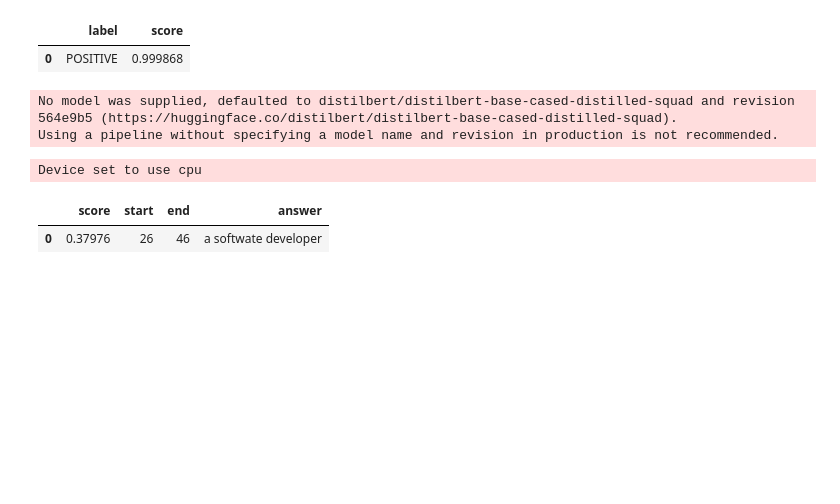
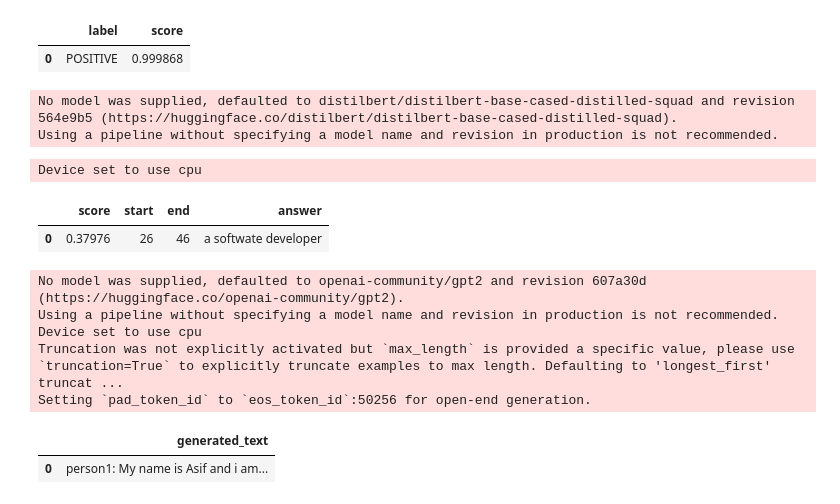
Before and after one commit to Muhammad-Asif10710/Gen-AI, a Jupyter notebook: Untitled5.ipynb, the cells around one changed output. Drawn from its saved outputs; the diff is of its cells as text; code cells hidden in the pictures; blank space fills up the shorter version.

```diff
--- a/Untitled5.ipynb
+++ b/Untitled5.ipynb
@@ -50,3 +50,17 @@ Using a pipeline without specifying a model name and revision in production is n
 Device set to use cpu
 |  | score | start | end | answer |
 | 0 | 0.37976 | 26 | 46 | a softwate developer |
+# %%
+generate = pipeline("text-generation")
+response = "No he is a security guard"
+prompt = "person1: "+ text.replace("\n", "")+ "person 2: " + response
+output = generate(prompt, max_length=100)
+pd.DataFrame(output)
+# %% [output]
+No model was supplied, defaulted to openai-community/gpt2 and revision 607a30d (https://huggingface.co/openai-community/gpt2).
+Using a pipeline without specifying a model name and revision in production is not recommended.
+Device set to use cpu
+Truncation was not explicitly activated but `max_length` is provided a specific value, please use `truncation=True` to explicitly truncate examples to max length. Defaulting to 'longest_first' truncat ...
+Setting `pad_token_id` to `eos_token_id`:50256 for open-end generation.
+|  | generated_text |
+| 0 | person1: My name is Asif and i am... |
```
